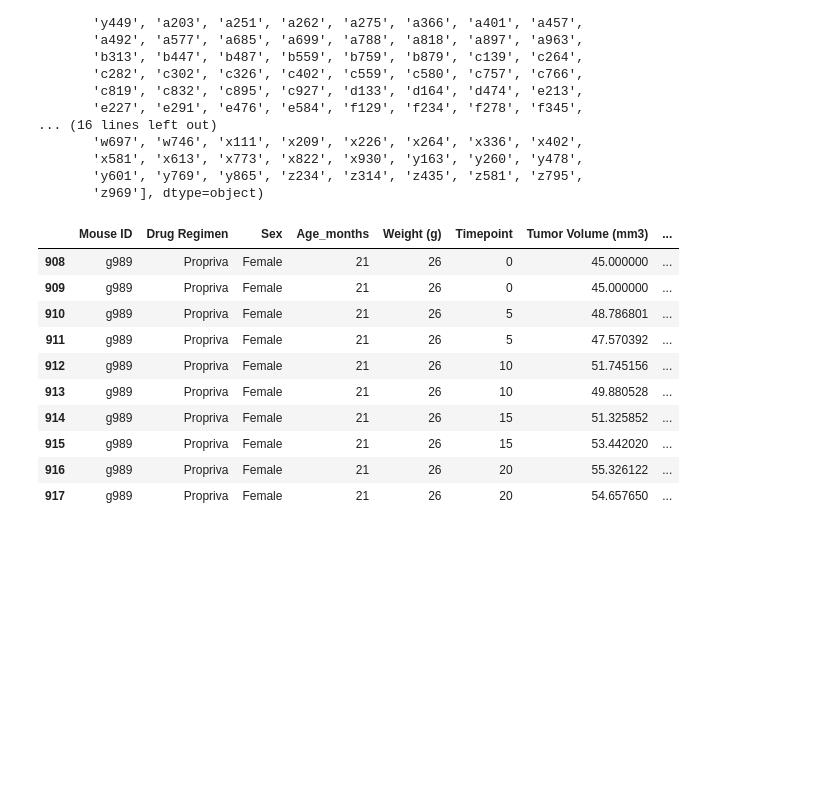
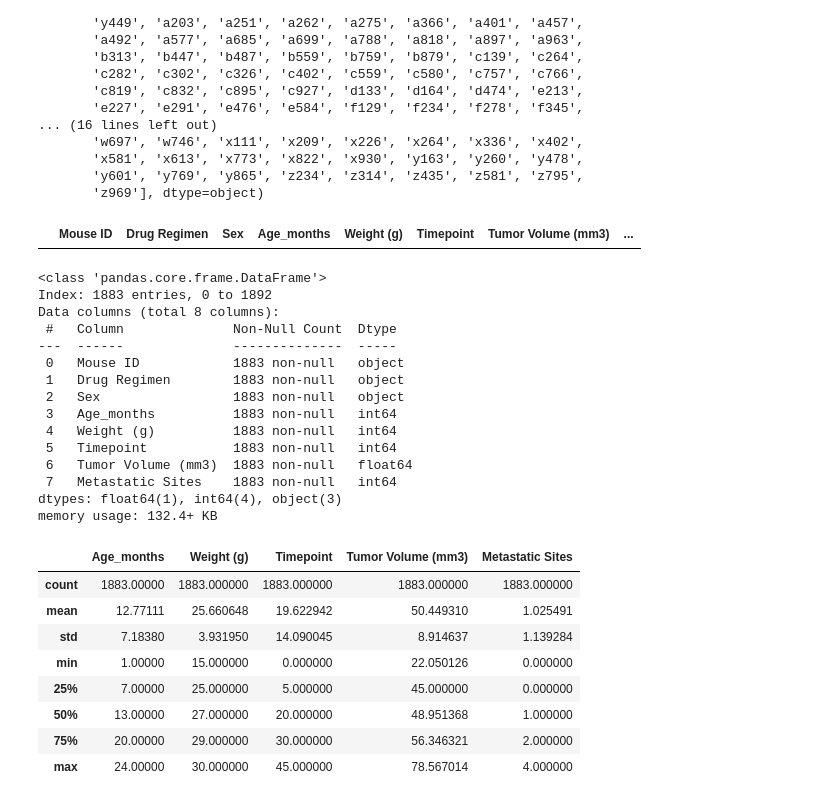
Before and after one commit to lirralirra/Week5_matplotlib_Challenge, a Jupyter notebook: main.ipynb, the cells around one changed output. Drawn from its saved outputs; the diff is of its cells as text; code cells hidden in the pictures; blank space fills up the shorter version.

```diff
--- a/main.ipynb
+++ b/main.ipynb
@@ -56,18 +59,40 @@ array(['k403', 's185', 'x401', 'm601', 'g791', 's508', 'f966', 'm546',
        'y601', 'y769', 'y865', 'z234', 'z314', 'z435', 'z581', 'z795',
        'z969'], dtype=object)
 # %%
-##display the number of unique mice ID
+
 #check for any Mouse ID with duplicate time point
-data_merge[data_merge.duplicated(subset=['Mouse ID', 'Timepoint'], keep=False)]
+duplicateMice= data_merge[data_merge.duplicated(subset=['Mouse ID', 'Timepoint'], keep=False)]
+data_merge_copy = data_merge.copy()
+data_clean =data_merge_copy.drop(duplicateMice.index)
+
+data_clean[data_clean.duplicated(subset=['Mouse ID', 'Timepoint'], keep=False)]
 # %% [output]
 |  | Mouse ID | Drug Regimen | Sex | Age_months | Weight (g) | Timepoint | Tumor Volume (mm3) | ... |
-| 908 | g989 | Propriva | Female | 21 | 26 | 0 | 45.000000 | ... |
-| 909 | g989 | Propriva | Female | 21 | 26 | 0 | 45.000000 | ... |
-| 910 | g989 | Propriva | Female | 21 | 26 | 5 | 48.786801 | ... |
-| 911 | g989 | Propriva | Female | 21 | 26 | 5 | 47.570392 | ... |
-| 912 | g989 | Propriva | Female | 21 | 26 | 10 | 51.745156 | ... |
-| 913 | g989 | Propriva | Female | 21 | 26 | 10 | 49.880528 | ... |
-| 914 | g989 | Propriva | Female | 21 | 26 | 15 | 51.325852 | ... |
-| 915 | g989 | Propriva | Female | 21 | 26 | 15 | 53.442020 | ... |
-| 916 | g989 | Propriva | Female | 21 | 26 | 20 | 55.326122 | ... |
-| 917 | g989 | Propriva | Female | 21 | 26 | 20 | 54.657650 | ... |
+# %%
+data_clean.info()
+data_clean.describe()
+# %% [output]
+<class 'pandas.core.frame.DataFrame'>
+Index: 1883 entries, 0 to 1892
+Data columns (total 8 columns):
+ #   Column              Non-Null Count  Dtype
+---  ------              --------------  -----
+ 0   Mouse ID            1883 non-null   object
+ 1   Drug Regimen        1883 non-null   object
+ 2   Sex                 1883 non-null   object
+ 3   Age_months          1883 non-null   int64
+ 4   Weight (g)          1883 non-null   int64
+ 5   Timepoint           1883 non-null   int64
+ 6   Tumor Volume (mm3)  1883 non-null   float64
+ 7   Metastatic Sites    1883 non-null   int64
+dtypes: float64(1), int64(4), object(3)
+memory usage: 132.4+ KB
+|  | Age_months | Weight (g) | Timepoint | Tumor Volume (mm3) | Metastatic Sites |
+| count | 1883.00000 | 1883.000000 | 1883.000000 | 1883.000000 | 1883.000000 |
+| mean | 12.77111 | 25.660648 | 19.622942 | 50.449310 | 1.025491 |
+| std | 7.18380 | 3.931950 | 14.090045 | 8.914637 | 1.139284 |
+| min | 1.00000 | 15.000000 | 0.000000 | 22.050126 | 0.000000 |
+| 25% | 7.00000 | 25.000000 | 5.000000 | 45.000000 | 0.000000 |
+| 50% | 13.00000 | 27.000000 | 20.000000 | 48.951368 | 1.000000 |
+| 75% | 20.00000 | 29.000000 | 30.000000 | 56.346321 | 2.000000 |
+| max | 24.00000 | 30.000000 | 45.000000 | 78.567014 | 4.000000 |
```
Also changed, not shown: parts of 10 cells of this notebook.
